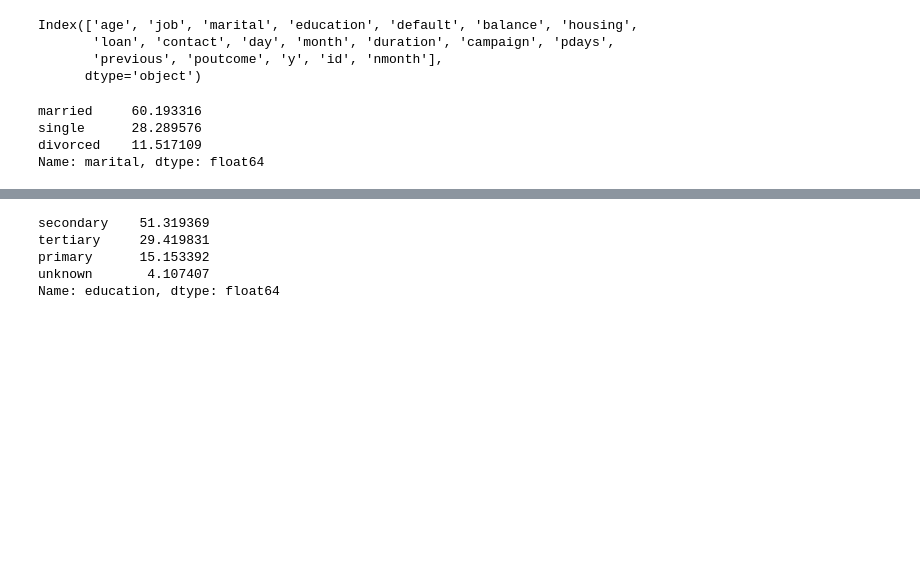
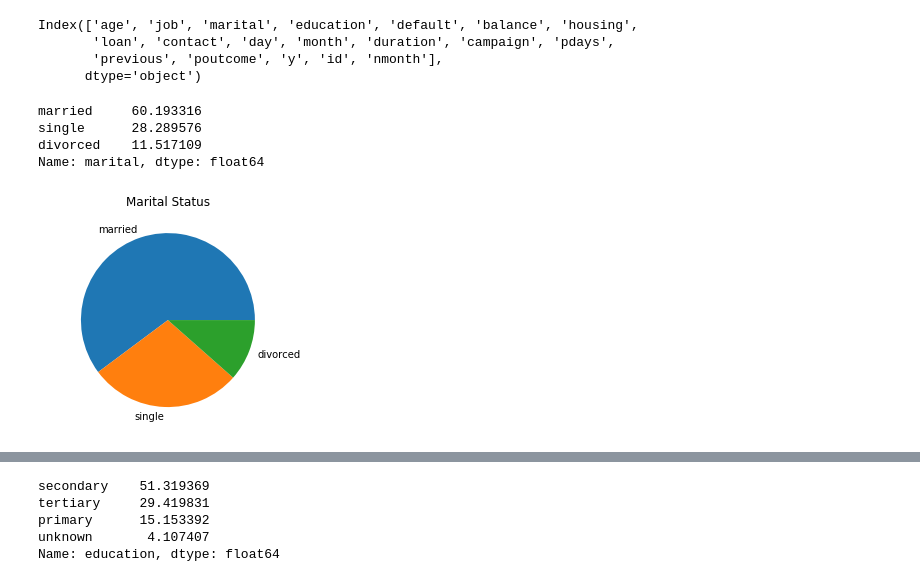
Before and after one commit to sshinkevich/Schib, a Jupyter notebook: Analys1.ipynb, the cells around one changed output, grey strips where cells are left out. Saved outputs shown, nothing was run; the diff lists cells and outputs as text; code cells hidden in the pictures; blank space fills up the shorter version.

```diff
--- a/Analys1.ipynb
+++ b/Analys1.ipynb
@@ -440,10 +442,15 @@ Index(['age', 'job', 'marital', 'education', 'default', 'balance', 'housing',
        'loan', 'contact', 'day', 'month', 'duration', 'campaign', 'pdays',
        'previous', 'poutcome', 'y', 'id', 'nmonth'],
       dtype='object')
-# %%
-100*df["marital"].value_counts(normalize =True)
-# %% [output]
-married     60.193316
-single      28.289576
-divorced    11.517109
-Name: marital, dtype: float64
+# %%
+display(100*df["marital"].value_counts(normalize =True))
+df["marital"].value_counts().plot.pie()
+plt.title("Marital Status")
+plt.axis('off')
+plt.show()
+# %% [output]
+married     60.193316
+single      28.289576
+divorced    11.517109
+Name: marital, dtype: float64
+[figure, added]
```
Also changed, not shown: parts of 14 cells of this notebook.
